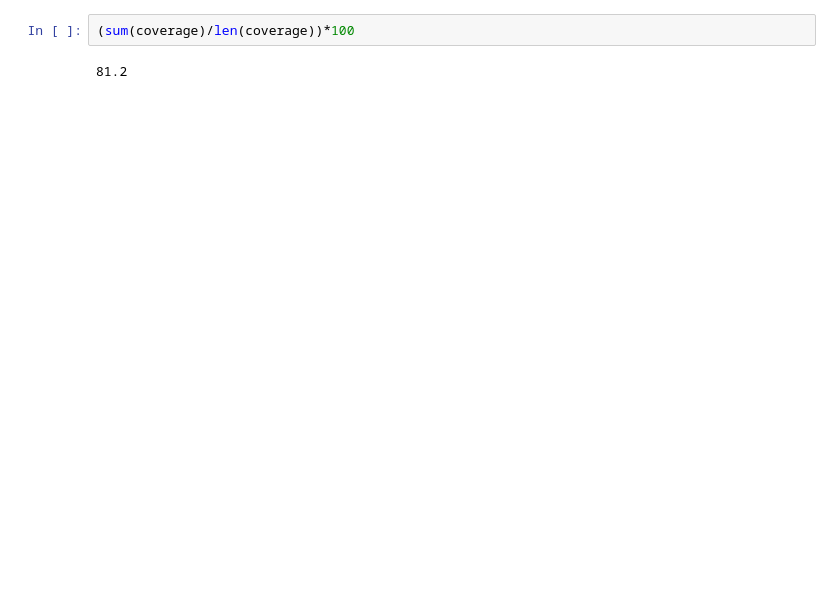
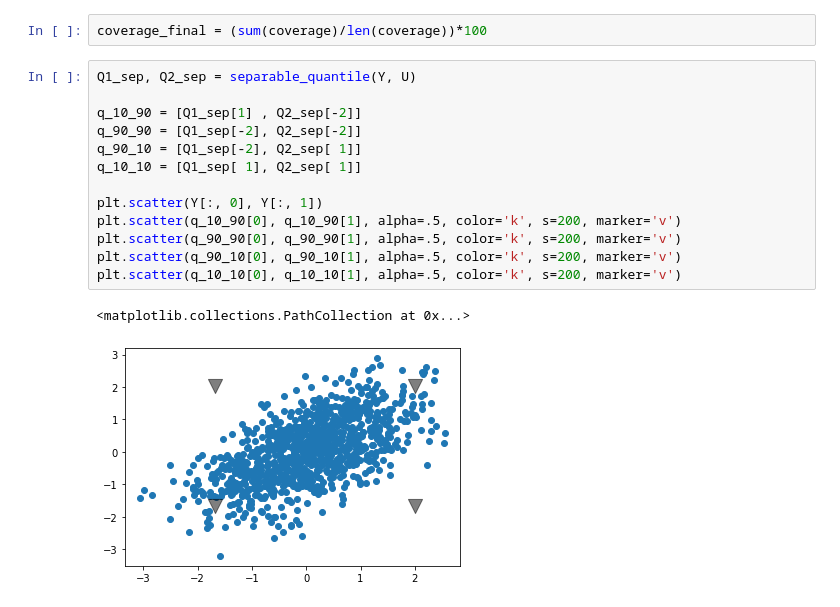
Before and after one commit to vistalab-technion/vqr, a Jupyter notebook: notebooks/02-Coverage.ipynb, the cells around one changed output. Cells and saved outputs as stored; diff of their text form; blank space fills up the shorter version.

```diff
--- a/notebooks/02-Coverage.ipynb
+++ b/notebooks/02-Coverage.ipynb
@@ -156,4 +96,18 @@ for simplex in hull.simplices:
-# %%
-(sum(coverage)/len(coverage))*100
-# %% [output]
-81.2
+# %%
+coverage_final = (sum(coverage)/len(coverage))*100
+# %%
+Q1_sep, Q2_sep = separable_quantile(Y, U)
+
+q_10_90 = [Q1_sep[1] , Q2_sep[-2]]
+q_90_90 = [Q1_sep[-2], Q2_sep[-2]]
+q_90_10 = [Q1_sep[-2], Q2_sep[ 1]]
+q_10_10 = [Q1_sep[ 1], Q2_sep[ 1]]
+
+plt.scatter(Y[:, 0], Y[:, 1])
+plt.scatter(q_10_90[0], q_10_90[1], alpha=.5, color='k', s=200, marker='v')
+plt.scatter(q_90_90[0], q_90_90[1], alpha=.5, color='k', s=200, marker='v')
+plt.scatter(q_90_10[0], q_90_10[1], alpha=.5, color='k', s=200, marker='v')
+plt.scatter(q_10_10[0], q_10_10[1], alpha=.5, color='k', s=200, marker='v')
+# %% [output]
+<matplotlib.collections.PathCollection at 0x...>
+[figure, added]
```
Also changed, not shown: parts of 15 cells of this notebook, 1 other file.
